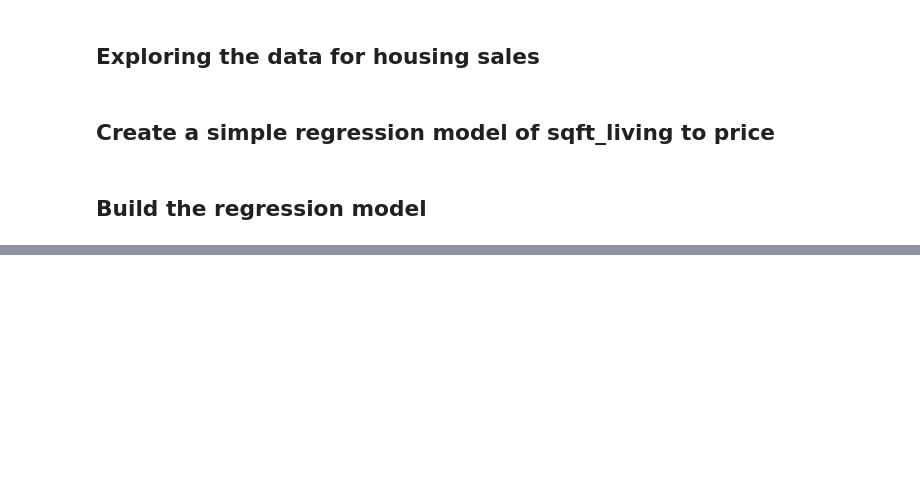
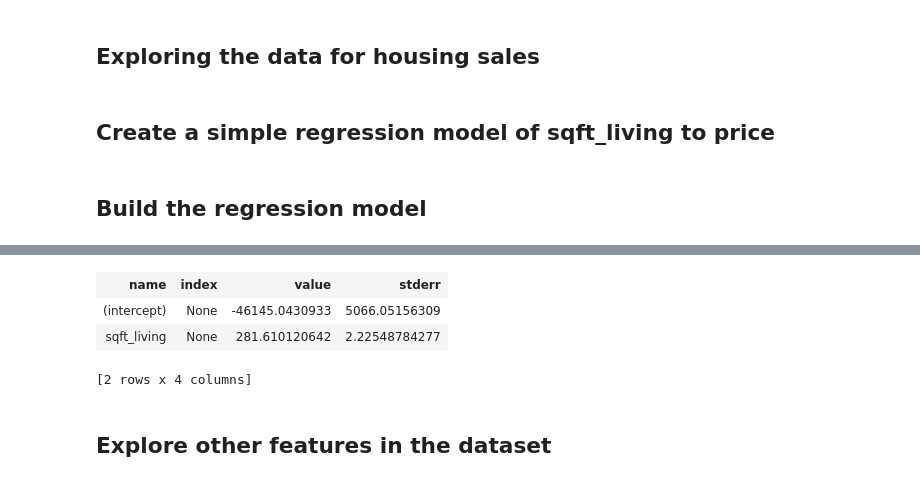
Before and after one commit to igagansingh/MachineLearningFoundation, a Jupyter notebook: week_2/Predicting house prices.ipynb, the cells around one changed output, grey strips where cells are left out. Drawn from its saved outputs; the diff is of its cells as text; code cells hidden in the pictures; blank space fills up the shorter version.

```diff
--- a/week_2/Predicting house prices.ipynb
+++ b/week_2/Predicting house prices.ipynb
@@ -70,0 +114,10 @@ train_data, test_data = sales.random_split(.8, seed=0)
+# %%
+#Getting the weights(optimized) by the given model
+sqft_model.get('coefficients')
+# %% [output]
+| name | index | value | stderr |
+| (intercept) | None | -46145.0430933 | 5066.05156309 |
+| sqft_living | None | 281.610120642 | 2.22548784277 |
+[2 rows x 4 columns]
+# %% [markdown]
+## Explore other features in the dataset
```
Also changed, not shown: parts of 18 cells of this notebook.
